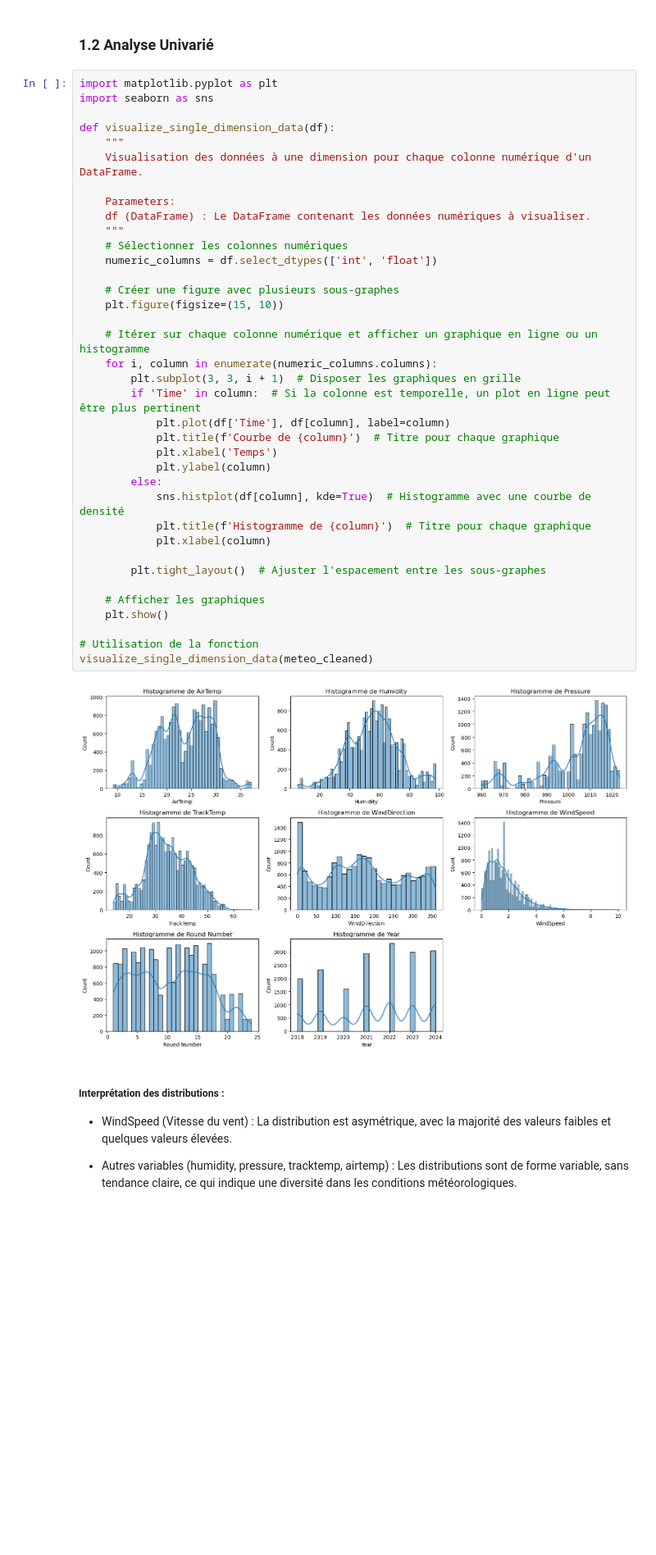
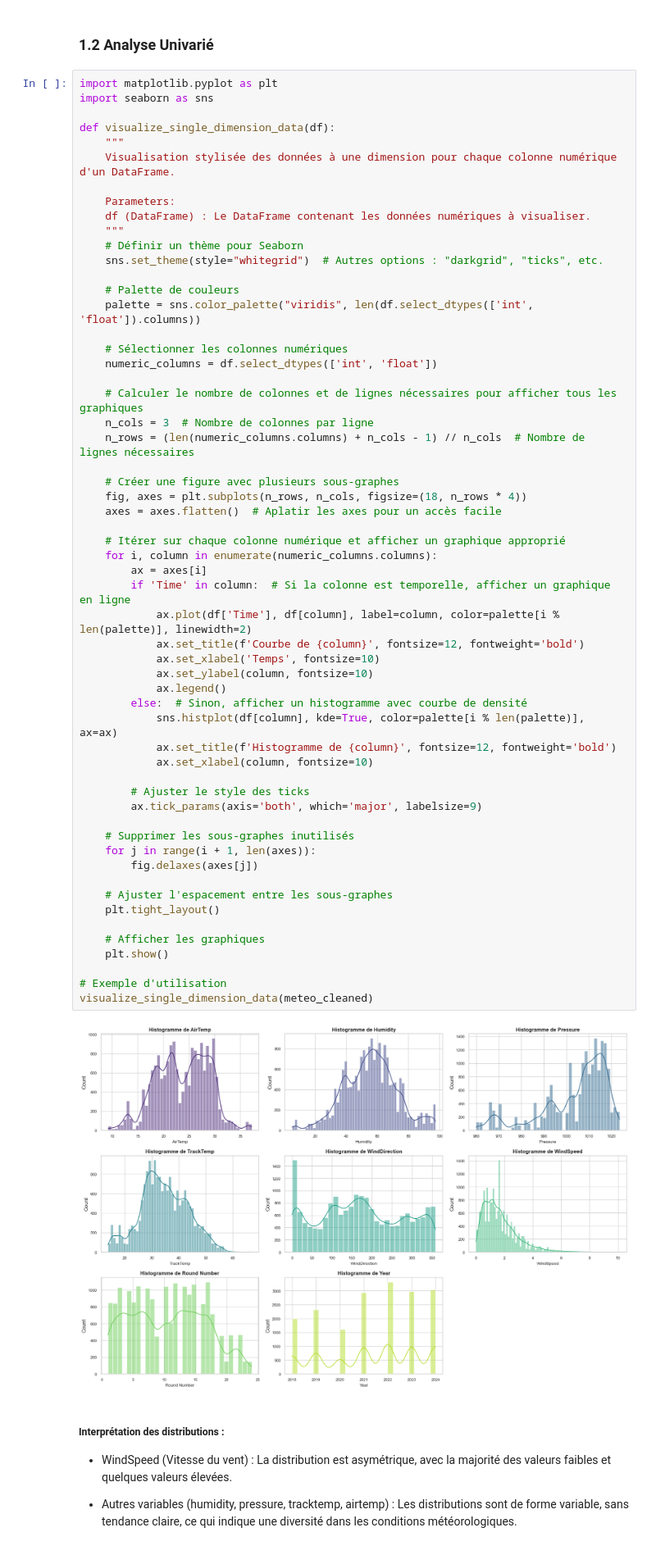
Before and after one commit to youngSaid21/Analyse-de-donnees-Formula-One, a Jupyter notebook: 3. Analyse descriptive.ipynb, the cells around one changed output. Shown at 82% size. Drawn from its saved outputs; the diff is of its cells as text; blank space fills up the shorter version.

Commit message:
Change graphes style

```diff
--- a/3. Analyse descriptive.ipynb
+++ b/3. Analyse descriptive.ipynb
@@ -105,42 +105,62 @@ Ces statistiques mettent en évidence une cohérence générale des conditions m
 # %%
 import matplotlib.pyplot as plt
 import seaborn as sns
 
 def visualize_single_dimension_data(df):
     """
-    Visualisation des données à une dimension pour chaque colonne numérique d'un DataFrame.
+    Visualisation stylisée des données à une dimension pour chaque colonne numérique d'un DataFrame.
 
     Parameters:
     df (DataFrame) : Le DataFrame contenant les données numériques à visualiser.
     """
+    # Définir un thème pour Seaborn
+    sns.set_theme(style="whitegrid")  # Autres options : "darkgrid", "ticks", etc.
+
+    # Palette de couleurs
+    palette = sns.color_palette("viridis", len(df.select_dtypes(['int', 'float']).columns))
+
     # Sélectionner les colonnes numériques
     numeric_columns = df.select_dtypes(['int', 'float'])
 
+    # Calculer le nombre de colonnes et de lignes nécessaires pour afficher tous les graphiques
+    n_cols = 3  # Nombre de colonnes par ligne
+    n_rows = (len(numeric_columns.columns) + n_cols - 1) // n_cols  # Nombre de lignes nécessaires
+
     # Créer une figure avec plusieurs sous-graphes
-    plt.figure(figsize=(15, 10))
+    fig, axes = plt.subplots(n_rows, n_cols, figsize=(18, n_rows * 4))
+    axes = axes.flatten()  # Aplatir les axes pour un accès facile
 
-    # Itérer sur chaque colonne numérique et afficher un graphique en ligne ou un histogramme
+    # Itérer sur chaque colonne numérique et afficher un graphique approprié
     for i, column in enumerate(numeric_columns.columns):
-        plt.subplot(3, 3, i + 1)  # Disposer les graphiques en grille
-        if 'Time' in column:  # Si la colonne est temporelle, un plot en ligne peut être plus pertinent
-            plt.plot(df['Time'], df[column], label=column)
-            plt.title(f'Courbe de {column}')  # Titre pour chaque graphique
-            plt.xlabel('Temps')
-            plt.ylabel(column)
-        else:
-            sns.histplot(df[column], kde=True)  # Histogramme avec une courbe de densité
-            plt.title(f'Histogramme de {column}')  # Titre pour chaque graphique
-            plt.xlabel(column)
+        ax = axes[i]
+        if 'Time' in column:  # Si la colonne est temporelle, afficher un graphique en ligne
+            ax.plot(df['Time'], df[column], label=column, color=palette[i % len(palette)], linewidth=2)
+            ax.set_title(f'Courbe de {column}', fontsize=12, fontweight='bold')
+            ax.set_xlabel('Temps', fontsize=10)
+            ax.set_ylabel(column, fontsize=10)
+            ax.legend()
+        else:  # Sinon, afficher un histogramme avec courbe de densité
+            sns.histplot(df[column], kde=True, color=palette[i % len(palette)], ax=ax)
+            ax.set_title(f'Histogramme de {column}', fontsize=12, fontweight='bold')
+            ax.set_xlabel(column, fontsize=10)
 
-        plt.tight_layout()  # Ajuster l'espacement entre les sous-graphes
+        # Ajuster le style des ticks
+        ax.tick_params(axis='both', which='major', labelsize=9)
+
+    # Supprimer les sous-graphes inutilisés
+    for j in range(i + 1, len(axes)):
+        fig.delaxes(axes[j])
+
+    # Ajuster l'espacement entre les sous-graphes
+    plt.tight_layout()
 
     # Afficher les graphiques
     plt.show()
 
-# Utilisation de la fonction
+# Exemple d'utilisation
 visualize_single_dimension_data(meteo_cleaned)
 # %% [output]
-[figure, old version]
+[figure, new version]
 # %% [markdown]
 ##### Interprétation des distributions :
 - WindSpeed (Vitesse du vent) : La distribution est asymétrique, avec la majorité des valeurs faibles et quelques valeurs élevées.
```
Also changed, not shown: parts of 6 cells of this notebook.
